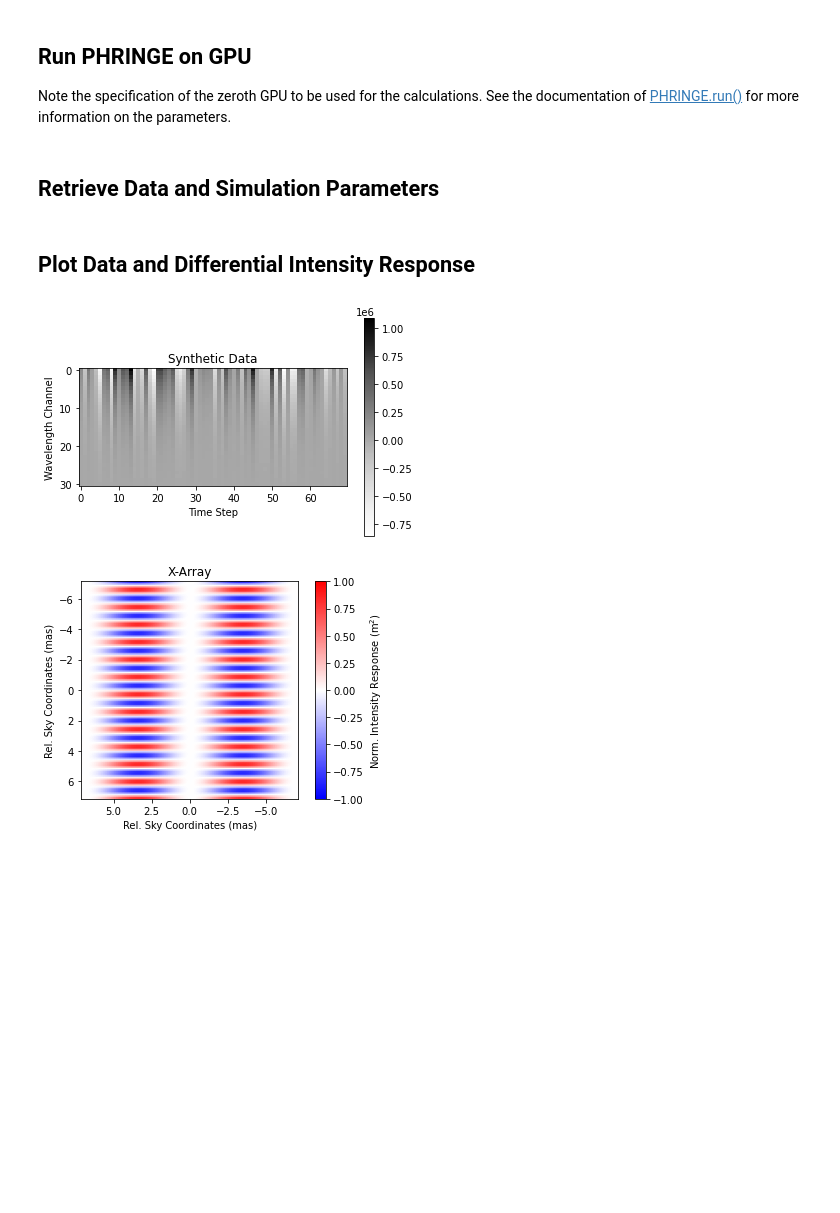
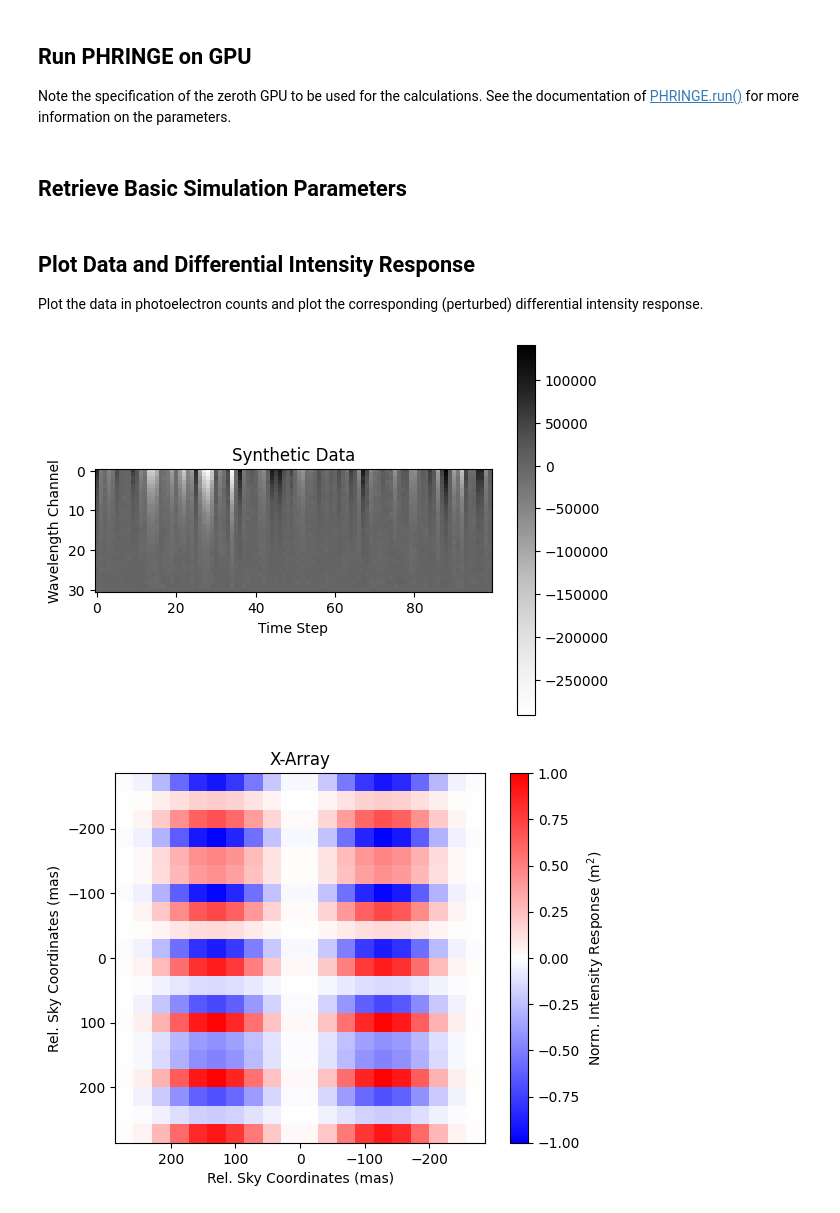
Before and after one commit to pahuber/PHRINGE, a Jupyter notebook: docs/tutorials/example_advanced.ipynb, the cells around one changed output. Drawn from its saved outputs; the diff is of its cells as text; code cells hidden in the pictures; blank space fills up the shorter version.

```diff
--- a/docs/tutorials/example_advanced.ipynb
+++ b/docs/tutorials/example_advanced.ipynb
@@ -12,5 +12,5 @@ import torch
 from phringe.api import PHRINGE
 from phringe.core.entities.simulation import Simulation
 
-path_to_config_file = Path('../_static/config.py')
+config_file_path = Path('../_static/config.py')
 # %% [markdown]
@@ -19,7 +19,7 @@ Note: passing a ``Settings`` object to the run method will overwrite the setting
 # %%
 simulation = Simulation(
-    grid_size=100,
-    time_step_size='100 s',
+    grid_size=20,
+    time_step_size='1 d',
     has_planet_orbital_motion=False,
     has_planet_signal=True,
     has_stellar_leakage=True,
@@ -35,15 +35,14 @@ Note the specification of the zeroth GPU to be used for the calculations. See th
 # %%
 phringe = PHRINGE()
 phringe.run(
-    config_file_path=path_to_config_file,
+    config_file_path=config_file_path,
     simulation=simulation,
     gpu=0,
     fits_suffix='',
     write_fits=True,
     create_copy=True,
-    create_directory=True,
     normalize=False
 )
 # %% [markdown]
-## Retrieve Data and Simulation Parameters
+## Retrieve Basic Simulation Parameters
 # %%
@@ -55,27 +52,30 @@ intensity_response = phringe.get_intensity_response_grid('Earth')
 # %% [markdown]
 ## Plot Data and Differential Intensity Response
+Plot the data in photoelectron counts and plot the corresponding (perturbed) differential intensity response.
 # %%
+data = phringe.get_data()
+intensity_response = phringe.get_intensity_response('Earth')
 wavelengths = [round(wavelength * 1e6, 1) for wavelength in wavelengths]
 time_steps = [int(round(time, 0)) for time in time_steps.numpy()]
 wavelength_index = 6
 fov = (fov[wavelength_index] / 2) * 2.063e8
 differential_ir = intensity_response[2, wavelength_index] - intensity_response[3, wavelength_index]
 differential_ir /= torch.max(abs(differential_ir))
 
 plt.imshow(data[0], cmap='Greys')
 plt.title('Synthetic Data')
 plt.ylabel('Wavelength Channel')
 plt.xlabel('Time Step')
 plt.colorbar()
 plt.show()
 
 im = plt.imshow(differential_ir[0], cmap='bwr', extent=(fov, -fov, fov, -fov), vmin=-1, vmax=1)
 plt.title('X-Array')
 plt.xlabel('Rel. Sky Coordinates (mas)')
 plt.ylabel('Rel. Sky Coordinates (mas)')
 cb = plt.colorbar(im)
 cb.set_label(label='Norm. Intensity Response (m$^2$)')
 plt.show()
 # %% [output]
-[figure, old version]
+[figure, new version]
-[figure, old version]
+[figure, new version]
```
Also changed, not shown: parts of 4 cells of this notebook, 2 other files.
